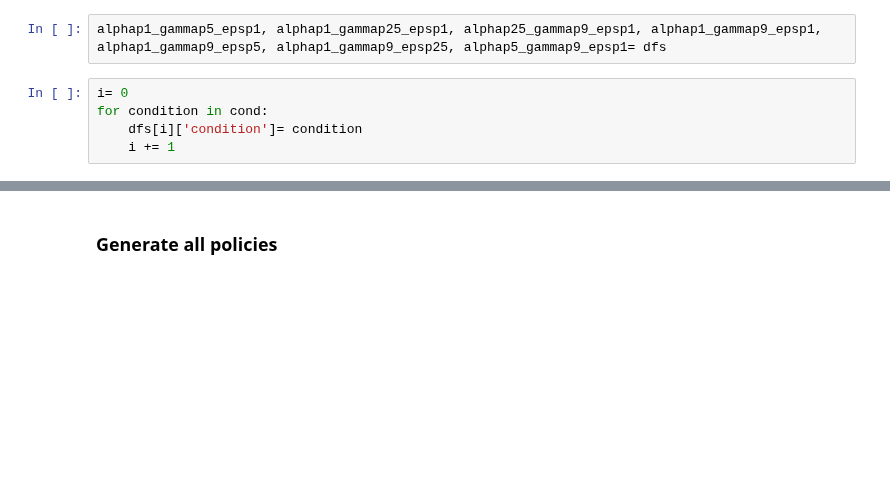
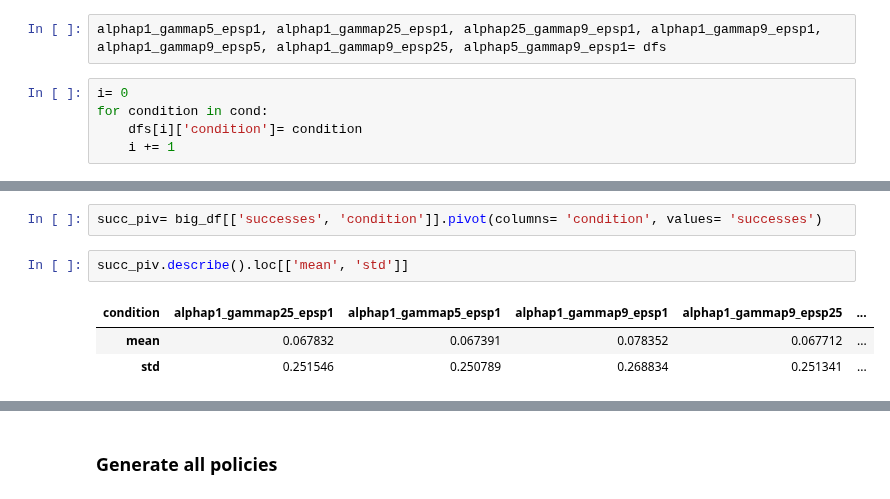
Before and after one commit to baumanab/Udacity_MachineLearningEngineer_ND, a Jupyter notebook: projects/smartcab/qlearn_analysis_sandbox.ipynb, the cells around one changed output, grey strips where cells are left out. Saved outputs shown, nothing was run; the diff lists cells and outputs as text; blank space fills up the shorter version.

```diff
--- a/projects/smartcab/qlearn_analysis_sandbox.ipynb
+++ b/projects/smartcab/qlearn_analysis_sandbox.ipynb
@@ -108,0 +116,8 @@ big_df.loc['alphap1_gammap25_epsp1']
+# %%
+succ_piv= big_df[['successes', 'condition']].pivot(columns= 'condition', values= 'successes')
+# %%
+succ_piv.describe().loc[['mean', 'std']]
+# %% [output]
+| condition | alphap1_gammap25_epsp1 | alphap1_gammap5_epsp1 | alphap1_gammap9_epsp1 | alphap1_gammap9_epsp25 | ... |
+| mean | 0.067832 | 0.067391 | 0.078352 | 0.067712 | ... |
+| std | 0.251546 | 0.250789 | 0.268834 | 0.251341 | ... |
```
Also changed, not shown: parts of 25 cells of this notebook.
